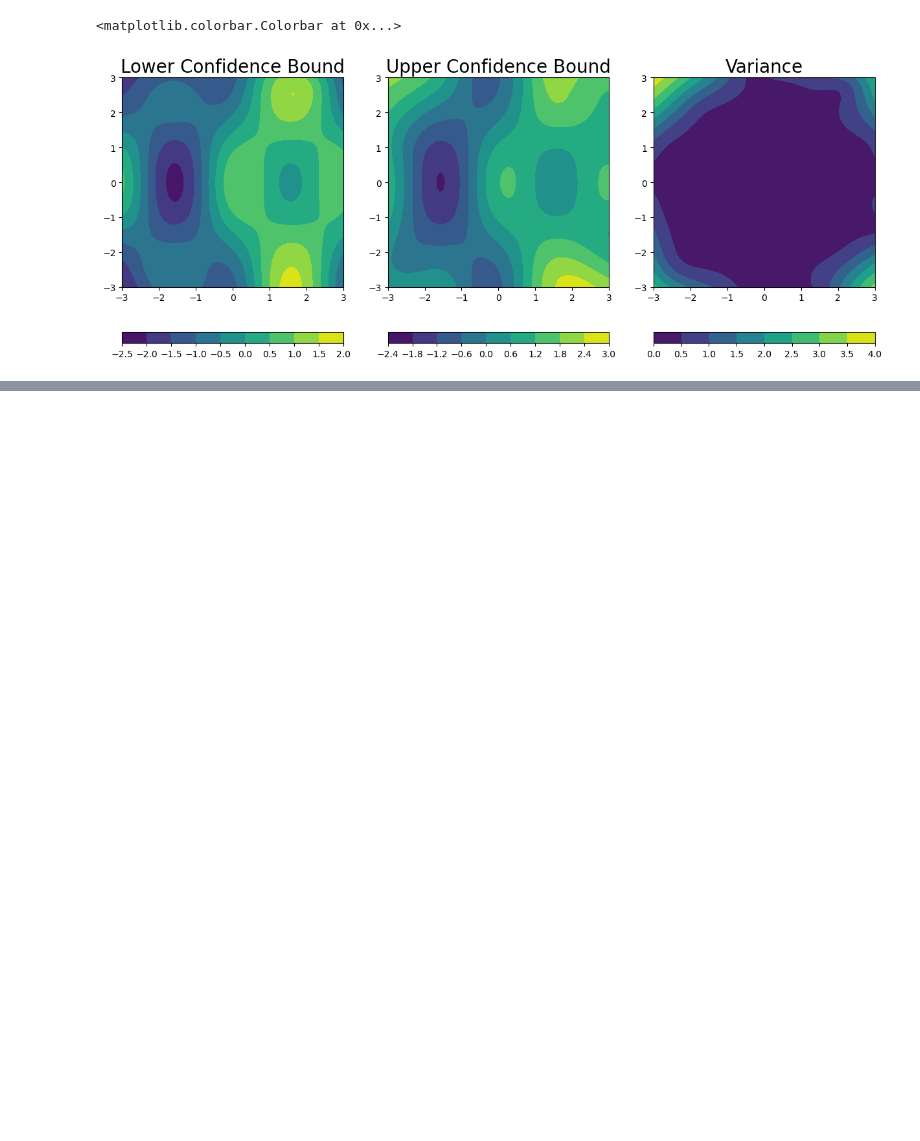
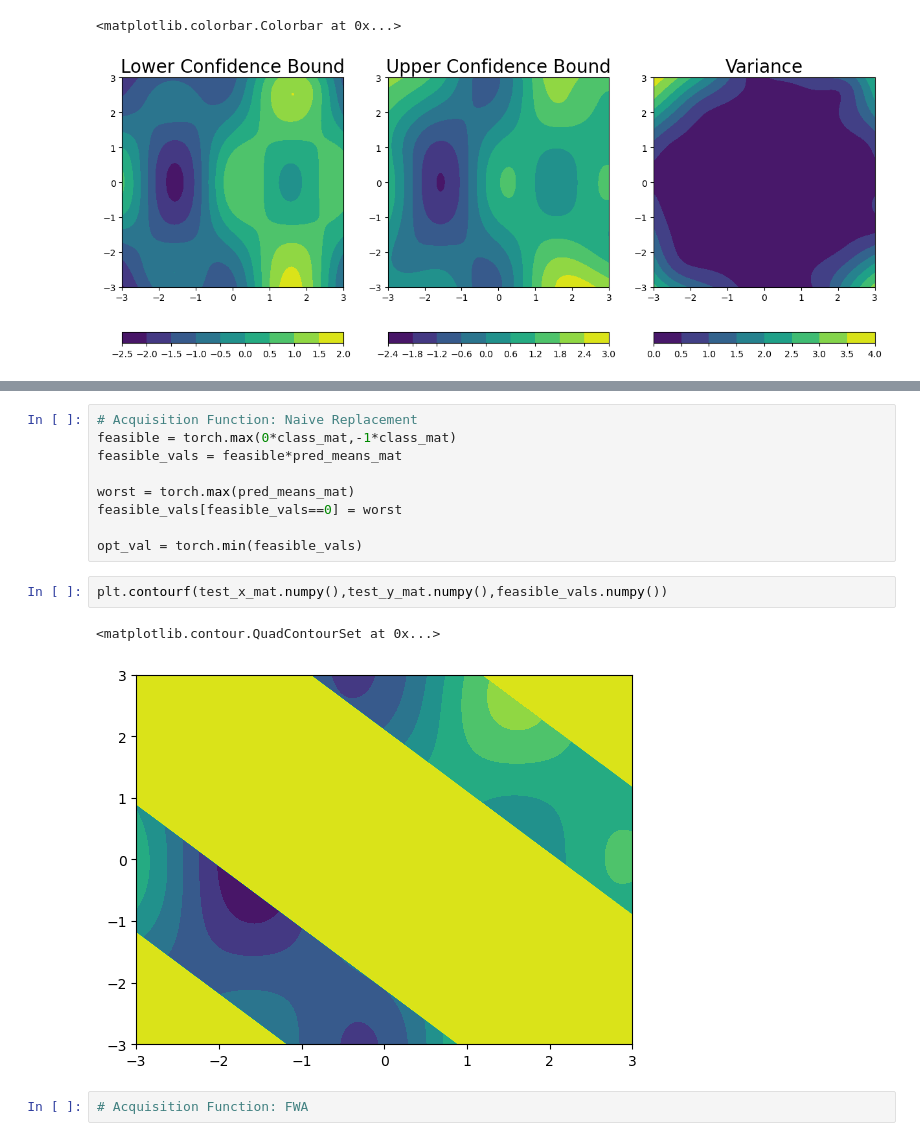
Before and after one commit to gourav-k/sprayable-hydrogels, a Jupyter notebook: Toy_problem/gpytorch_regression_toyProblem.ipynb, the cells around one changed output, grey strips where cells are left out. Drawn from its saved outputs; the diff is of its cells as text; blank space fills up the shorter version.

```diff
--- a/Toy_problem/gpytorch_regression_toyProblem.ipynb
+++ b/Toy_problem/gpytorch_regression_toyProblem.ipynb
@@ -149,0 +161,16 @@ fig.colorbar(cs3,location='bottom')
+# %%
+# Acquisition Function: Naive Replacement
+feasible = torch.max(0*class_mat,-1*class_mat)
+feasible_vals = feasible*pred_means_mat
+
+worst = torch.max(pred_means_mat)
+feasible_vals[feasible_vals==0] = worst
+
+opt_val = torch.min(feasible_vals)
+# %%
+plt.contourf(test_x_mat.numpy(),test_y_mat.numpy(),feasible_vals.numpy())
+# %% [output]
+<matplotlib.contour.QuadContourSet at 0x...>
+[figure, added]
+# %%
+# Acquisition Function: FWA
```
Also changed, not shown: parts of 1 cell of this notebook.
